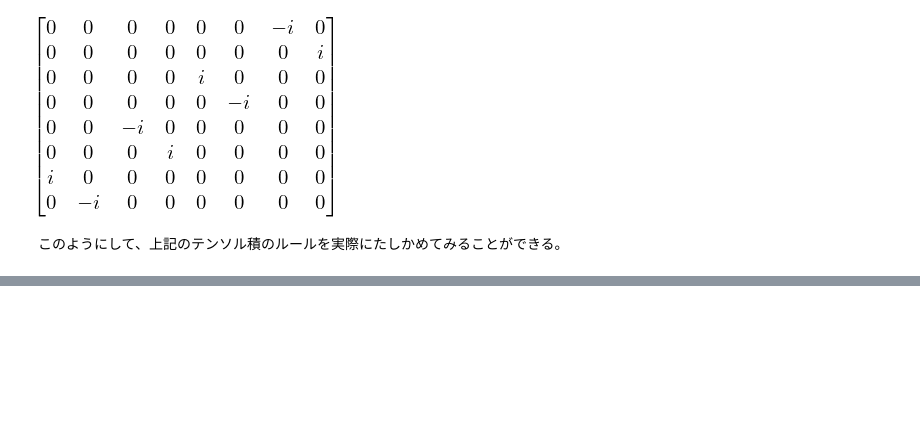
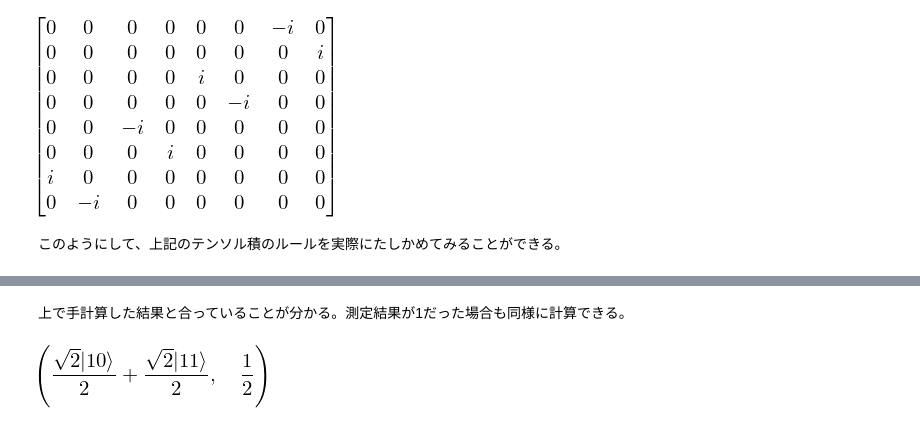
Before and after one commit to qulacs/quantum-native-dojo, a Jupyter notebook: notebooks/1.1_basics_of_quantum_information.ipynb, the cells around one changed output, grey strips where cells are left out. Drawn from its saved outputs; the diff is of its cells as text; code cells hidden in the pictures; blank space fills up the shorter version.

```diff
--- a/notebooks/1.1_basics_of_quantum_information.ipynb
+++ b/notebooks/1.1_basics_of_quantum_information.ipynb
@@ -947,0 +1033,6 @@ represent(X(2)*Y(1)*Z(0),nqubits=3)
+# %% [markdown]
+上で手計算した結果と合っていることが分かる。測定結果が1だった場合も同様に計算できる。
+# %%
+measured_state_and_probability[1]
+# %% [output]
+[figure, added]
```
Also changed, not shown: parts of 9 cells of this notebook, 1 other file.
